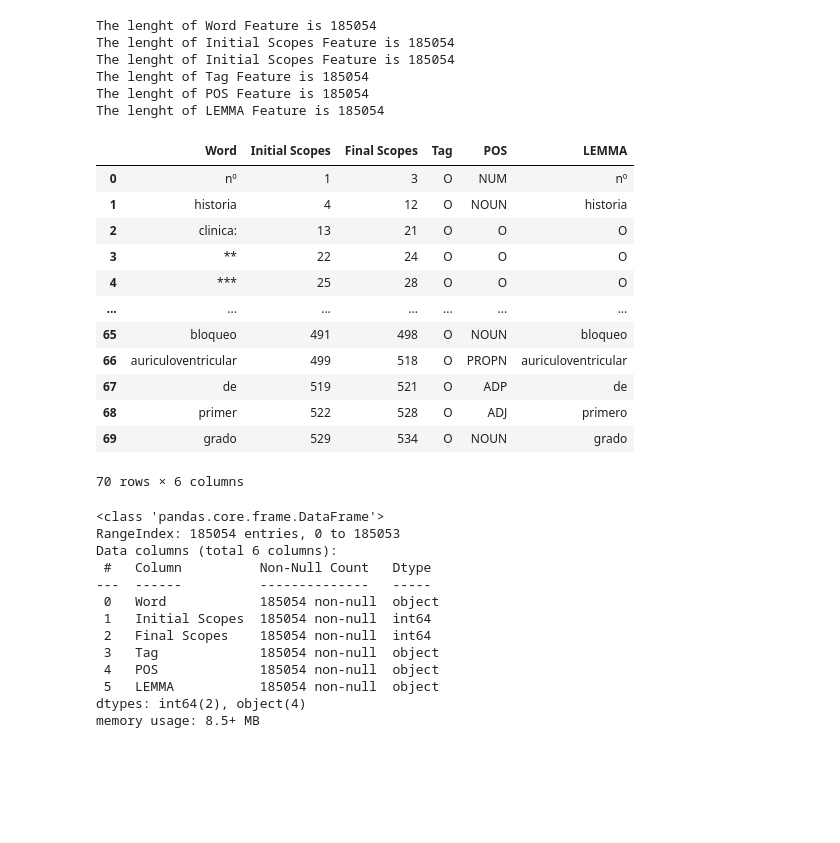
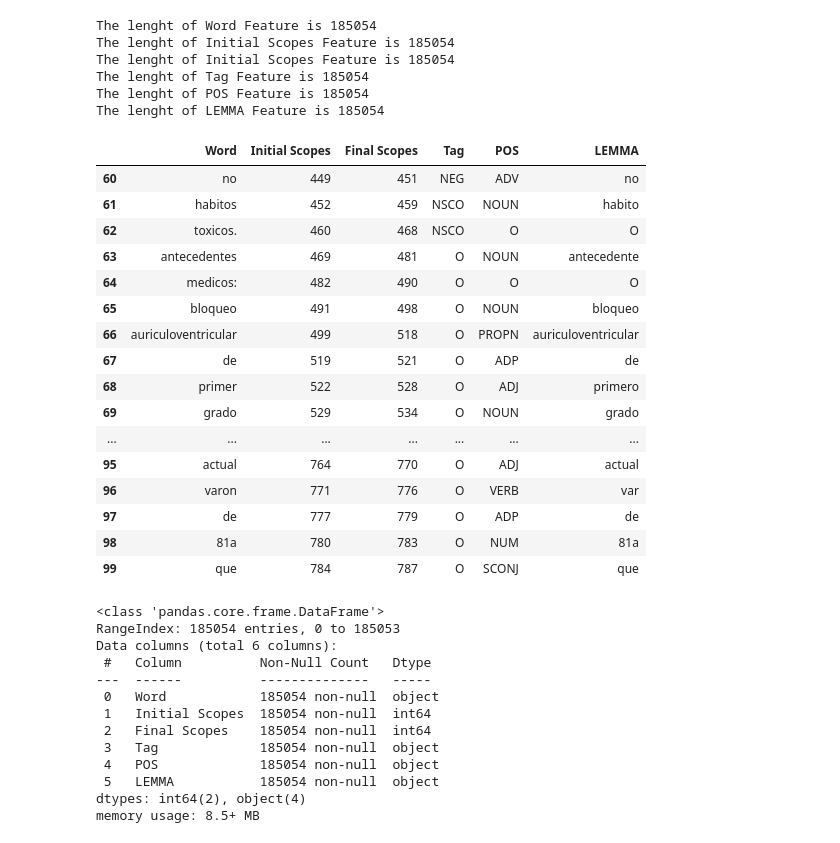
Before and after one commit to marinocom/NLP-Detection-of-Negation-and-Uncertainty-Project-24, a Jupyter notebook: Deep Learning Method/deep_learning_nlp_POS_FOREVERYONE.ipynb, the cells around one changed output. Saved outputs shown, nothing was run; the diff lists cells and outputs as text; code cells hidden in the pictures; blank space fills up the shorter version.

```diff
--- a/Deep Learning Method/deep_learning_nlp_POS_FOREVERYONE.ipynb
+++ b/Deep Learning Method/deep_learning_nlp_POS_FOREVERYONE.ipynb
@@ -101,9 +37,0 @@ def tag_words_from_json(json_data):
-# %%
-# EXAMPLE USAGE
-# Tag the words from the training data
-tags, counts = tag_words_from_json(training_data)
-print("Tagged Words:")
-print(tags)
-print("\nNumber of tokens in the entry:", len(tags))
-print("\nCounts:")
-print(counts)
@@ -303,22 +223,29 @@ import pandas as pd
 data_tuples = list(zip(word_feature, initial_scopes, final_scopes, tag_feature, pos_feature_pandas, lemma_feature_pandas))
 
 data = pd.DataFrame(data_tuples, columns=['Word', 'Initial Scopes','Final Scopes','Tag', 'POS', 'LEMMA'])
-# %%
-data.head(70)
-# %% [output]
-|  | Word | Initial Scopes | Final Scopes | Tag | POS | LEMMA |
-| 0 | nº | 1 | 3 | O | NUM | nº |
-| 1 | historia | 4 | 12 | O | NOUN | historia |
-| 2 | clinica: | 13 | 21 | O | O | O |
-| 3 | ** | 22 | 24 | O | O | O |
-| 4 | *** | 25 | 28 | O | O | O |
-| ... | ... | ... | ... | ... | ... | ... |
-| 65 | bloqueo | 491 | 498 | O | NOUN | bloqueo |
-| 66 | auriculoventricular | 499 | 518 | O | PROPN | auriculoventricular |
-| 67 | de | 519 | 521 | O | ADP | de |
-| 68 | primer | 522 | 528 | O | ADJ | primero |
-| 69 | grado | 529 | 534 | O | NOUN | grado |
-70 rows × 6 columns
+# %%
+from IPython.display import display
+
+styled_data = data.iloc[60:100].style.set_properties(**{'text-align': 'left'})
+display(styled_data)
+# %% [output]
+|  | Word | Initial Scopes | Final Scopes | Tag | POS | LEMMA |
+| 60 | no | 449 | 451 | NEG | ADV | no |
+| 61 | habitos | 452 | 459 | NSCO | NOUN | habito |
+| 62 | toxicos. | 460 | 468 | NSCO | O | O |
+| 63 | antecedentes | 469 | 481 | O | NOUN | antecedente |
+| 64 | medicos: | 482 | 490 | O | O | O |
+| 65 | bloqueo | 491 | 498 | O | NOUN | bloqueo |
+| 66 | auriculoventricular | 499 | 518 | O | PROPN | auriculoventricular |
+| 67 | de | 519 | 521 | O | ADP | de |
+| 68 | primer | 522 | 528 | O | ADJ | primero |
+| 69 | grado | 529 | 534 | O | NOUN | grado |
+| ... | ... | ... | ... | ... | ... | ... |
+| 95 | actual | 764 | 770 | O | ADJ | actual |
+| 96 | varon | 771 | 776 | O | VERB | var |
+| 97 | de | 777 | 779 | O | ADP | de |
+| 98 | 81a | 780 | 783 | O | NUM | 81a |
+| 99 | que | 784 | 787 | O | SCONJ | que |
 # %%
 data.info()
 # %% [output]
```
Also changed, not shown: parts of 3 cells of this notebook.
